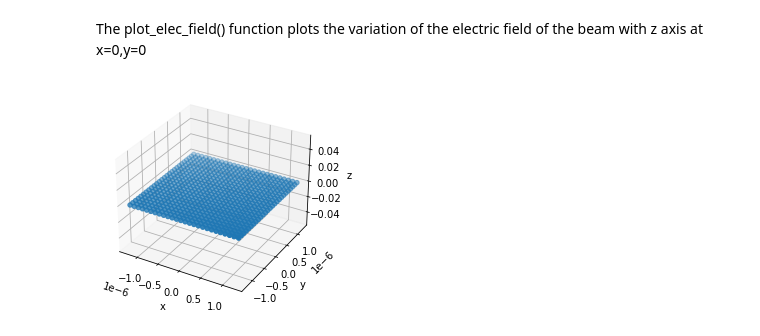
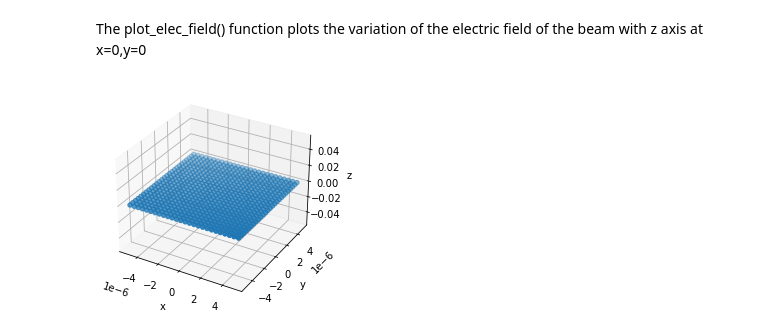
Before and after one commit to ReyshaJV/weizmann-internship, a Jupyter notebook: Light on atomic array.ipynb, the cells around one changed output. Cells and saved outputs as stored; diff of their text form; code cells hidden in the pictures.

```diff
--- a/Light on atomic array.ipynb
+++ b/Light on atomic array.ipynb
@@ -322,7 +323,7 @@ class atomic_array:
         #find the reflected and transmitted intensity coefficient
 
         #reflected intensity coeff
-        self.R_coeff=((np.abs(reflected_at_minus_z[0]))**2 +(np.abs(reflected_at_minus_z[1]))**2+ (np.abs(reflected_at_minus_z[2]))**2)\
+        self.R_coeff=((np.abs(total_at_minus_z[0]))**2 +(np.abs(total_at_minus_z[1]))**2+ (np.abs(total_at_minus_z[2]))**2)\
                  /((np.abs(incident_at_minus_z[0]))**2 +(np.abs(incident_at_minus_z[1]))**2+ (np.abs(incident_at_minus_z[2]))**2 )
 
         #transmitted intensity coeff
@@ -409,32 +410,32 @@ class atomic_array:
         plt.show()
 # %%
 # define the wavelength, inter atomic distance
-wavelength=500*10**-9
-a=0.2*wavelength
+wavelength=500*10**-9 #m
+a=0.8*wavelength
 n_side=26          # numbe rof atoms in the side of a square array
 n=n_side**2         #total number of atoms
 L=(n_side-1)*a      # total length of the square array
 
 #the storing positions of all atoms
 R1=np.zeros(shape=(n,3)) #(the jth element stores position of jth atom as (x_j,y_j,z_j) )
 
 #initializing the positions of atoms as an array in X-Y plane, perpendicular to Z direction
 for i in range(0,n):
     R1[i]=((-L/2+a*(i%n_side)),(L/2-a*int((i/n_side))),0)
 
 #wavenumber
-k= 2*np.pi/wavelength
+#k= 2*np.pi/wavelength
 
 #initialise an instance of class atomic_array
 arr1=atomic_array(a,R1)
 
 #visualise the array
 arr1.show_atomic_array()
 
 #initialise an object of class gaussian ray with waist 0.3*root(n)*a
 ray1=gaussian_ray(0.3*np.sqrt(n)*a,wavelength)
 # %% [output]
-[figure, old version]
+[figure, new version]
 # %%
 
 #plot the electric fields
```
Also changed, not shown: parts of 13 cells of this notebook.
